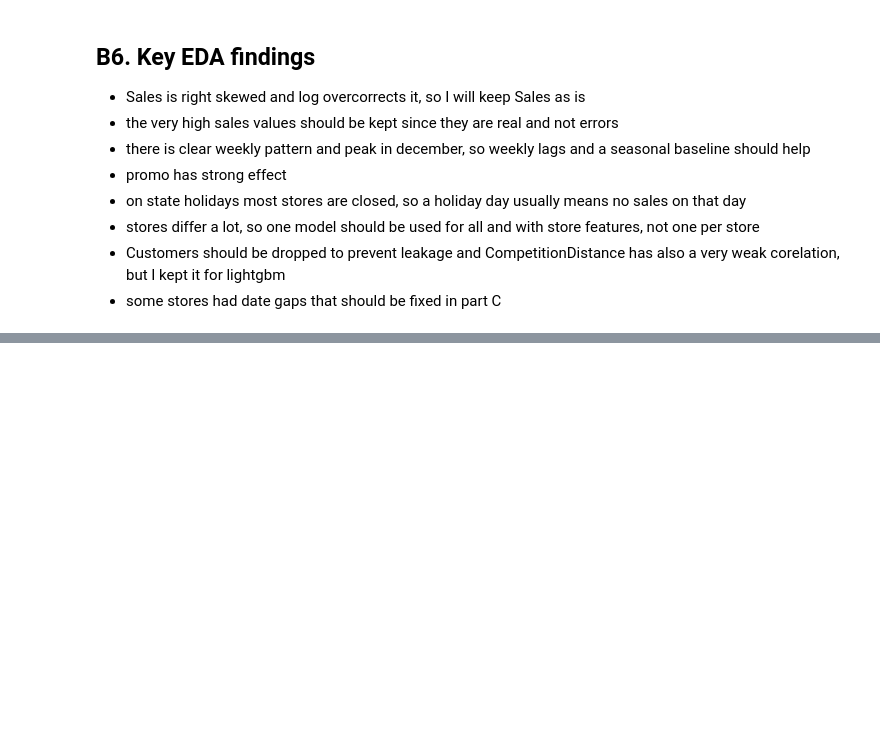
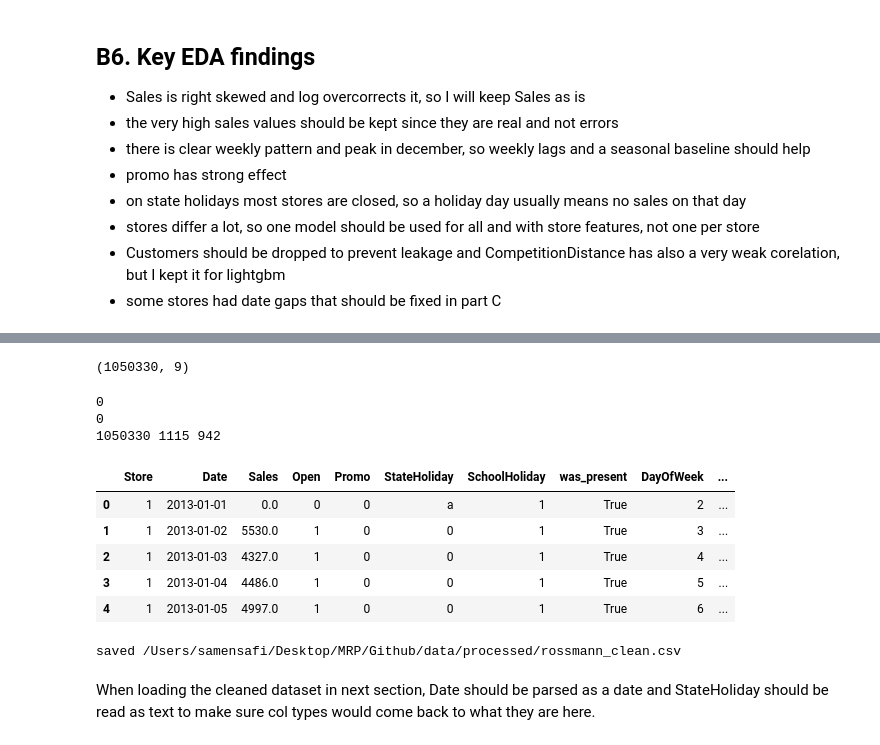
Before and after one commit to sam-ensafi/retail-sales-forecasting-rossmann, a Jupyter notebook: notebooks/eda.ipynb, the cells around one changed output, grey strips where cells are left out. Drawn from its saved outputs; the diff is of its cells as text; code cells hidden in the pictures; blank space fills up the shorter version.

Commit message:
build and save the clean dataset

```diff
--- a/notebooks/eda.ipynb
+++ b/notebooks/eda.ipynb
@@ -571,0 +581,46 @@ promo increases the sales on weekdays but the amount of that increase is not the
+# %%
+# putting daily data on calender and missing dates as empty rows
+grid = df[day_cols].set_index(["Store","Date"]).reindex(full_index).reset_index()
+grid["was_present"] = grid['Open'].notna()#false for rows that i just added
+# %%
+grid["Sales"] = grid["Sales"].fillna(0)# filling new rows with zeros
+grid["Open"] = grid["Open"].fillna(0).astype(int)
+grid["Promo"] = grid["Promo"].fillna(0).astype(int)
+grid["SchoolHoliday"]=grid["SchoolHoliday"].fillna(0).astype(int)
+grid["StateHoliday"]=grid["StateHoliday"].fillna('0')
+# %%
+# rebuilding DayOfWeek from date for new rows having it
+grid["DayOfWeek"] = grid["Date"].dt.dayofweek +1
+print(grid.shape)
+# %% [output]
+(1050330, 9)
+# %%
+clean = grid.merge(store_clean, on="Store",how='left')
+# %%
+# cleaned correctly
+print(clean.isna().sum().sum())
+print(clean.duplicated(["Store","Date"]).sum())
+print(len(clean), clean["Store"].nunique(), clean['Date'].nunique())
+# %% [output]
+0
+0
+1050330 1115 942
+# %%
+clean.head()
+# %% [output]
+|  | Store | Date | Sales | Open | Promo | StateHoliday | SchoolHoliday | was_present | DayOfWeek | ... |
+| 0 | 1 | 2013-01-01 | 0.0 | 0 | 0 | a | 1 | True | 2 | ... |
+| 1 | 1 | 2013-01-02 | 5530.0 | 1 | 0 | 0 | 1 | True | 3 | ... |
+| 2 | 1 | 2013-01-03 | 4327.0 | 1 | 0 | 0 | 1 | True | 4 | ... |
+| 3 | 1 | 2013-01-04 | 4486.0 | 1 | 0 | 0 | 1 | True | 5 | ... |
+| 4 | 1 | 2013-01-05 | 4997.0 | 1 | 0 | 0 | 1 | True | 6 | ... |
+# %%
+#all four models will use this same clean file
+PROCESSED = Path.cwd().parent / "data" / "processed"
+PROCESSED.mkdir(parents=True,exist_ok=True)
+clean.to_csv(PROCESSED / "rossmann_clean.csv", index = False)
+print("saved", PROCESSED / "rossmann_clean.csv")
+# %% [output]
+saved /Users/samensafi/Desktop/MRP/Github/data/processed/rossmann_clean.csv
+# %% [markdown]
+When loading the cleaned dataset in next section, Date should be parsed as a date and StateHoliday should be read as text to make sure col types would come back to what they are here.
```
Also changed, not shown: parts of 3 cells of this notebook.
